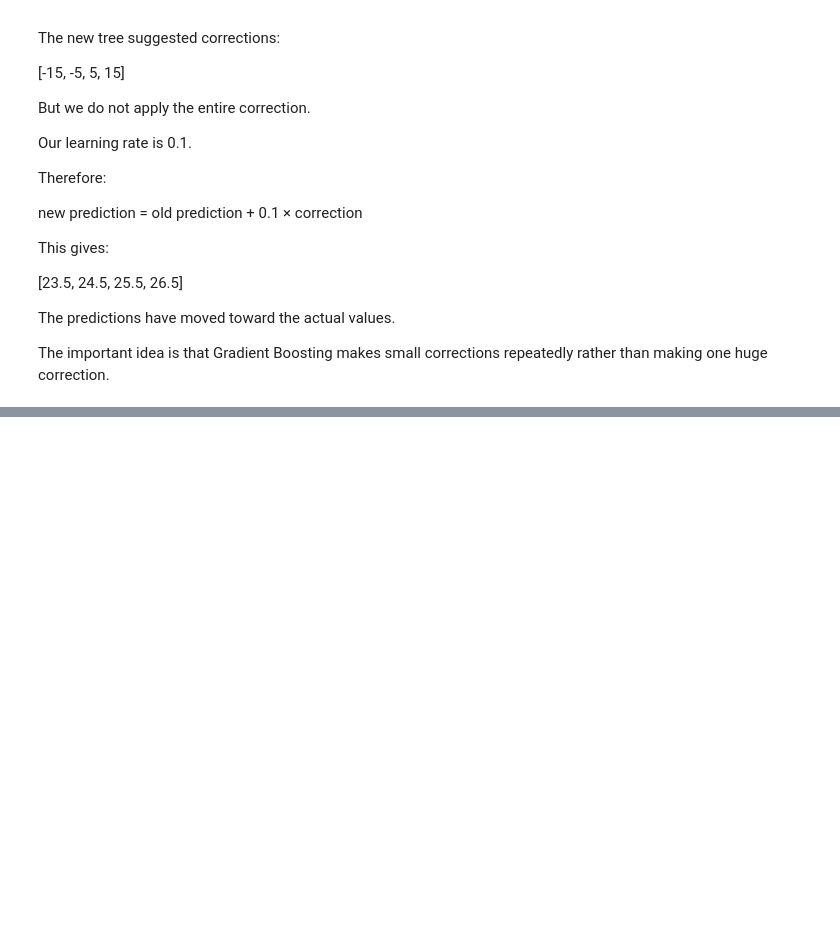
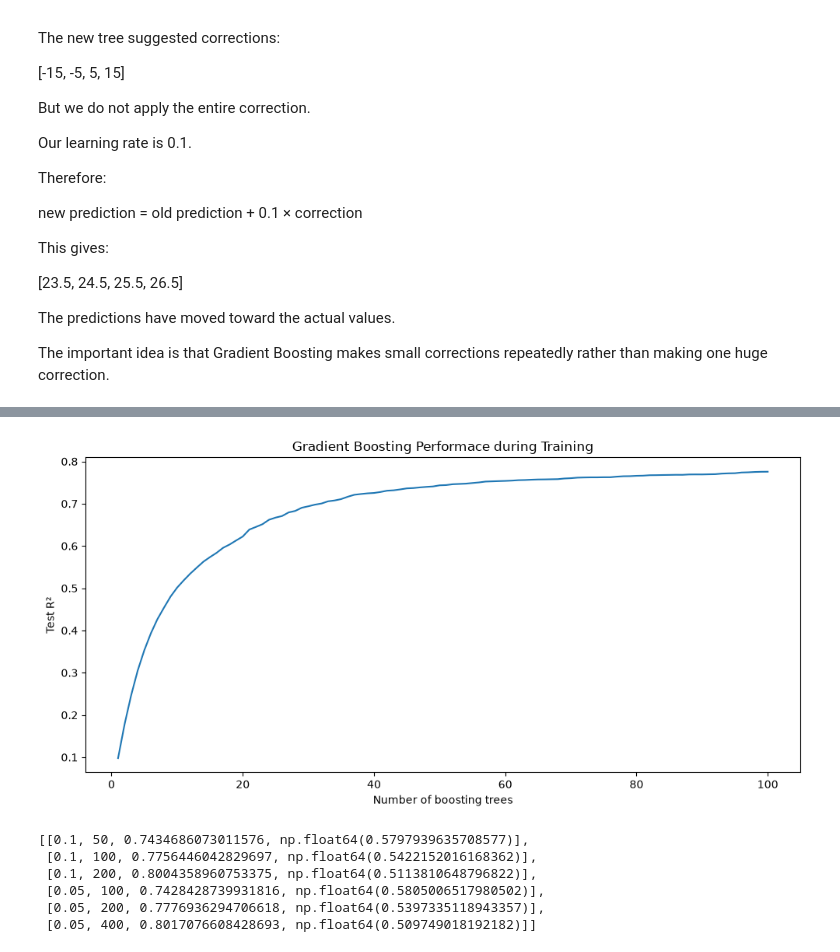
Before and after one commit to Navkirat9339/Housing-Price-Prediction, a Jupyter notebook: notebooks/06_gradient_boosting_regression.ipynb, the cells around one changed output, grey strips where cells are left out. Cells and saved outputs as stored; diff of their text form; code cells hidden in the pictures; blank space fills up the shorter version.

Commit message:
Gradient Boosting Model and Parameters studied

```diff
--- a/notebooks/06_gradient_boosting_regression.ipynb
+++ b/notebooks/06_gradient_boosting_regression.ipynb
@@ -239,0 +424,8 @@ The important idea is that Gradient Boosting makes small corrections repeatedly
+# %%
+from sklearn.ensemble import GradientBoostingRegressor
+
+gbr = GradientBoostingRegressor(
+    random_state=42
+)
+# %%
+gbr.fit(X_train, y_train)
@@ -239,0 +473,13 @@ The important idea is that Gradient Boosting makes small corrections repeatedly
+# %%
+staged_predictions = gbr.staged_predict(X_test)
+# %%
+staged_r2 = []
+
+for prediction in staged_predictions:
+    staged_r2.append(r2_score(y_test, prediction))
+
+print("First 10 R² values:")
+print(staged_r2[:10])
+
+print("\nFinal R²:")
+print(staged_r2[-1])
@@ -239,0 +492,57 @@ The important idea is that Gradient Boosting makes small corrections repeatedly
+# %%
+import matplotlib.pyplot as plt
+
+plt.figure(figsize=(10, 5))
+
+plt.plot(
+    range(1, len(staged_r2) + 1),
+    staged_r2
+)
+
+plt.xlabel("Number of boosting trees")
+plt.ylabel("Test R²")
+plt.title("Gradient Boosting Performace during Training")
+
+plt.tight_layout()
+plt.show()
+# %% [output]
+[figure, added]
+# %%
+learning_rate_results = []
+
+configs = [
+    (0.1, 50),
+    (0.1, 100),
+    (0.1, 200),
+    (0.05, 100),
+    (0.05, 200),
+    (0.05, 400)
+]
+
+for learning_rate, n_estimators in configs:
+
+    model = GradientBoostingRegressor(
+        learning_rate=learning_rate,
+        n_estimators=n_estimators,
+        random_state = 42
+    )
+
+    model.fit(X_train, y_train)
+
+    predictions = model.predict(X_test)
+
+    r2 = r2_score(y_test, predictions)
+    rmse = np.sqrt(mean_squared_error(y_test, predictions))
+
+    learning_rate_results.append(
+        [learning_rate, n_estimators, r2, rmse]
+    )
+
+learning_rate_results
+# %% [output]
+[[0.1, 50, 0.7434686073011576, np.float64(0.5797939635708577)],
+ [0.1, 100, 0.7756446042829697, np.float64(0.5422152016168362)],
+ [0.1, 200, 0.8004358960753375, np.float64(0.5113810648796822)],
+ [0.05, 100, 0.7428428739931816, np.float64(0.5805006517980502)],
+ [0.05, 200, 0.7776936294706618, np.float64(0.5397335118943357)],
+ [0.05, 400, 0.8017076608428693, np.float64(0.509749018192182)]]
```
Also changed, not shown: parts of 25 cells of this notebook, 1 other file.
